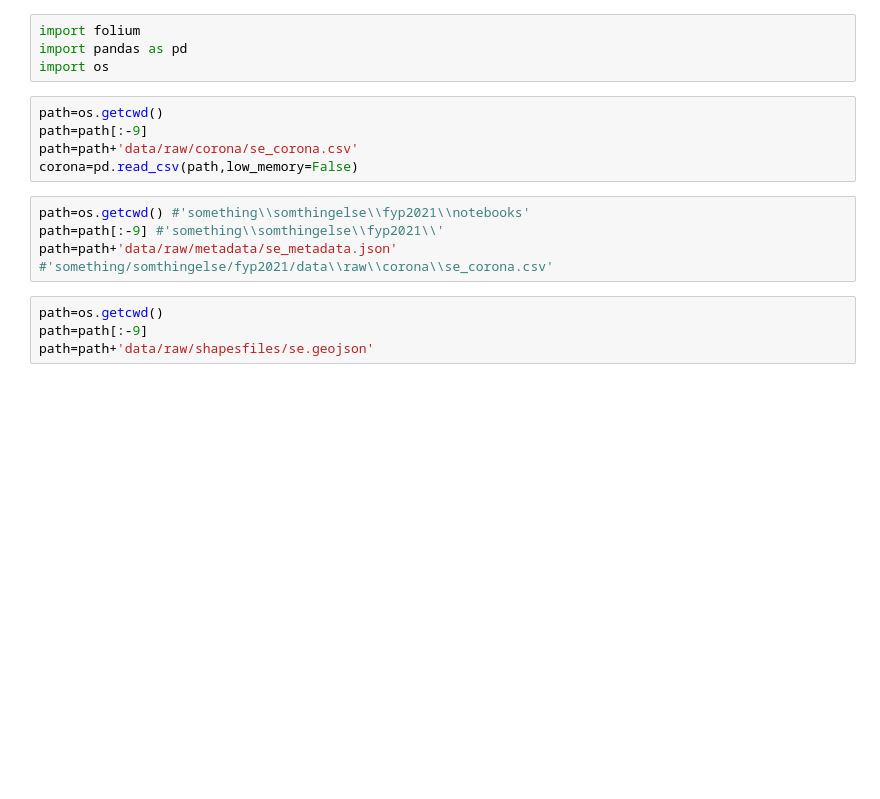
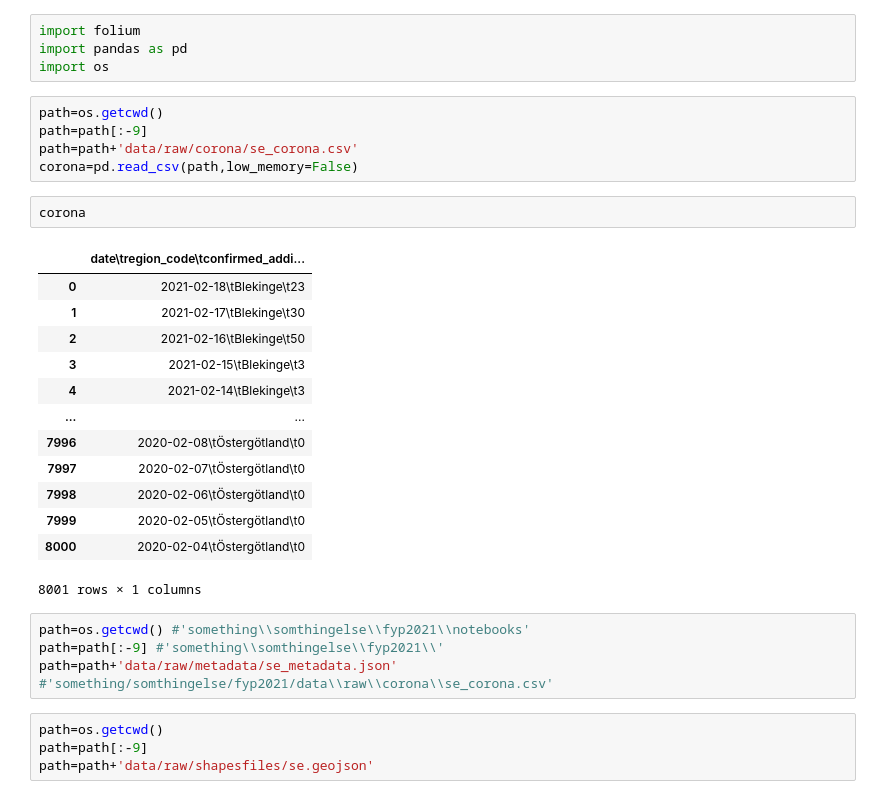
Before and after one commit to Ivpe1975/fyp2021p02g07, a Jupyter notebook: notebooks/DataAnalysis.ipynb, the cells around one changed output. Cells and saved outputs as stored; diff of their text form; blank space fills up the shorter version.

```diff
--- a/notebooks/DataAnalysis.ipynb
+++ b/notebooks/DataAnalysis.ipynb
@@ -7,6 +7,22 @@ path=os.getcwd()
 path=path[:-9]
 path=path+'data/raw/corona/se_corona.csv'
 corona=pd.read_csv(path,low_memory=False)
+# %%
+corona
+# %% [output]
+|  | date\tregion_code\tconfirmed_addi... |
+| 0 | 2021-02-18\tBlekinge\t23 |
+| 1 | 2021-02-17\tBlekinge\t30 |
+| 2 | 2021-02-16\tBlekinge\t50 |
+| 3 | 2021-02-15\tBlekinge\t3 |
+| 4 | 2021-02-14\tBlekinge\t3 |
+| ... | ... |
+| 7996 | 2020-02-08\tÖstergötland\t0 |
+| 7997 | 2020-02-07\tÖstergötland\t0 |
+| 7998 | 2020-02-06\tÖstergötland\t0 |
+| 7999 | 2020-02-05\tÖstergötland\t0 |
+| 8000 | 2020-02-04\tÖstergötland\t0 |
+8001 rows × 1 columns
 # %%
 path=os.getcwd() #'something\\somthingelse\\fyp2021\\notebooks'
 path=path[:-9] #'something\\somthingelse\\fyp2021\\'
```
Also changed, not shown: parts of 2 cells of this notebook.
